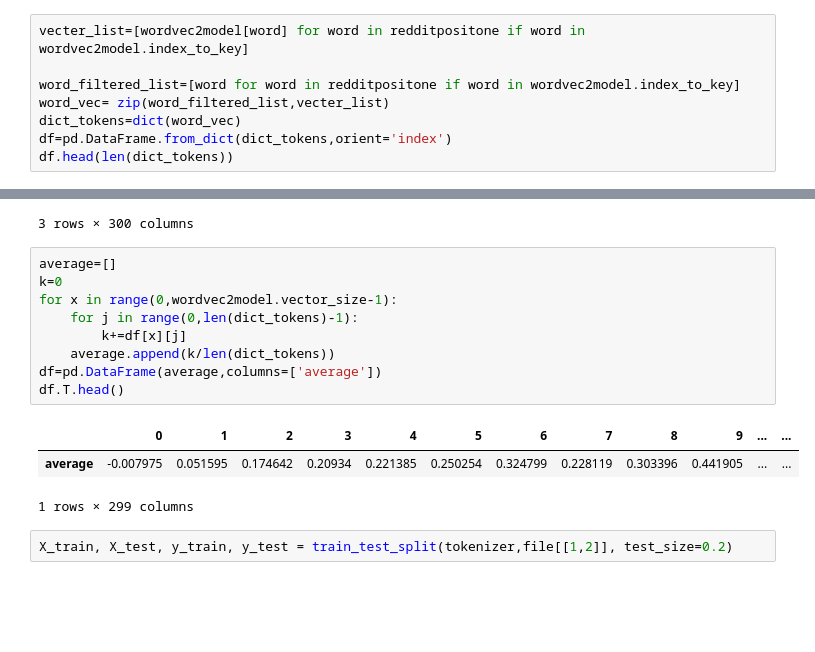
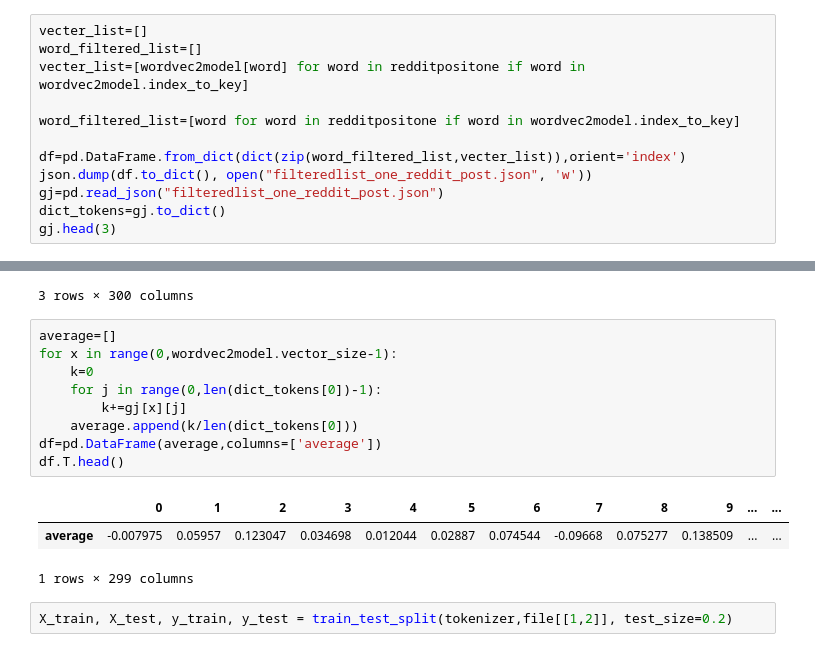
Before and after one commit to Qiantongzhou/comp472_2022_fall_A1, a Jupyter notebook: solution.ipynb, the cells around one changed output, grey strips where cells are left out. Drawn from its saved outputs; the diff is of its cells as text; blank space fills up the shorter version.

```diff
--- a/solution.ipynb
+++ b/solution.ipynb
@@ -324,13 +396,17 @@ print(redditpositone)
 # %% [output]
 ['That', 'game', 'hurt', '.']
 # %%
+vecter_list=[]
+word_filtered_list=[]
 vecter_list=[wordvec2model[word] for word in redditpositone if word in wordvec2model.index_to_key]
 
 word_filtered_list=[word for word in redditpositone if word in wordvec2model.index_to_key]
-word_vec= zip(word_filtered_list,vecter_list)
-dict_tokens=dict(word_vec)
-df=pd.DataFrame.from_dict(dict_tokens,orient='index')
-df.head(len(dict_tokens))
+
+df=pd.DataFrame.from_dict(dict(zip(word_filtered_list,vecter_list)),orient='index')
+json.dump(df.to_dict(), open("filteredlist_one_reddit_post.json", 'w'))
+gj=pd.read_json("filteredlist_one_reddit_post.json")
+dict_tokens=gj.to_dict()
+gj.head(3)
 # %% [output]
 |  | 0 | 1 | 2 | 3 | 4 | 5 | 6 | 7 | 8 | 9 | ... | ... |
 | That | -0.138672 | 0.125977 | 0.326172 | 0.099609 | -0.237305 | 0.014832 | 0.049805 | -0.091797 | 0.205078 | 0.296875 | ... | ... |
@@ -339,16 +415,16 @@ df.head(len(dict_tokens))
 3 rows × 300 columns
 # %%
 average=[]
-k=0
 for x in range(0,wordvec2model.vector_size-1):
-    for j in range(0,len(dict_tokens)-1):
-        k+=df[x][j]
-    average.append(k/len(dict_tokens))
+    k=0
+    for j in range(0,len(dict_tokens[0])-1):
+        k+=gj[x][j]
+    average.append(k/len(dict_tokens[0]))
 df=pd.DataFrame(average,columns=['average'])
 df.T.head()
 # %% [output]
 |  | 0 | 1 | 2 | 3 | 4 | 5 | 6 | 7 | 8 | 9 | ... | ... |
-| average | -0.007975 | 0.051595 | 0.174642 | 0.20934 | 0.221385 | 0.250254 | 0.324799 | 0.228119 | 0.303396 | 0.441905 | ... | ... |
+| average | -0.007975 | 0.05957 | 0.123047 | 0.034698 | 0.012044 | 0.02887 | 0.074544 | -0.09668 | 0.075277 | 0.138509 | ... | ... |
 1 rows × 299 columns
 # %%
 X_train, X_test, y_train, y_test = train_test_split(tokenizer,file[[1,2]], test_size=0.2)
```
Also changed, not shown: parts of 26 cells of this notebook, 16 other files.
